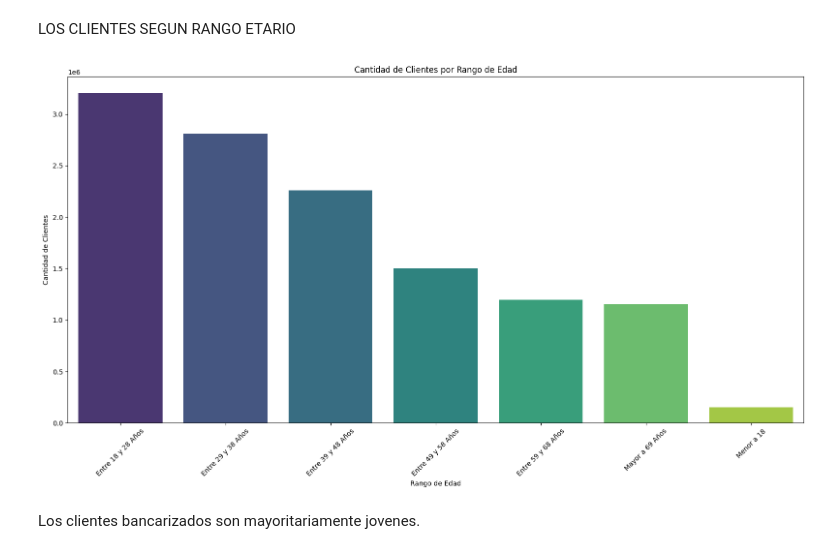
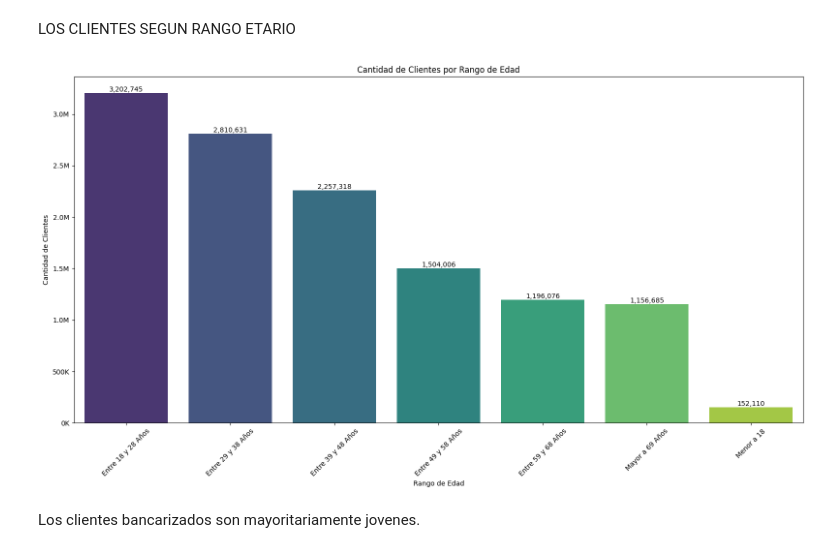
Before and after one commit to chiaravanin/CursoCoder, a Jupyter notebook: ProyectoDS_PArteIVANIN.ipynb, the cells around one changed output. Cells and saved outputs as stored; diff of their text form; code cells hidden in the pictures.

```diff
--- a/ProyectoDS_PArteIVANIN.ipynb
+++ b/ProyectoDS_PArteIVANIN.ipynb
@@ -127,21 +130,41 @@ LOS CLIENTES SEGUN RANGO ETARIO
 # %%
 import seaborn as sns
 
 
 df_edad = df.groupby('Rango_Edad_Nuevo')['CANTIDAD_CLIENTES'].sum().reset_index()
 orden_rangos = df_edad.sort_values('Rango_Edad_Nuevo')['Rango_Edad_Nuevo']
 
+#Grafico
 plt.figure(figsize=(16,9))
-sns.barplot(x='Rango_Edad_Nuevo', y='CANTIDAD_CLIENTES', hue= 'Rango_Edad_Nuevo', data=df_edad, order=orden_rangos, palette= 'viridis')
+ax= sns.barplot(x='Rango_Edad_Nuevo', y='CANTIDAD_CLIENTES', hue= 'Rango_Edad_Nuevo', data=df_edad, order=orden_rangos, palette= 'viridis')
 plt.title("Cantidad de Clientes por Rango de Edad")
 plt.xlabel("Rango de Edad")
 plt.ylabel("Cantidad de Clientes")
+
+from matplotlib.ticker import FuncFormatter
+def formato_miles(x, pos):
+    if x >= 1_000_000:
+        return f'{x*1e-6:.1f}M'  # millones con 1 decimal
+    else:
+        return f'{x*1e-3:.0f}K'  # miles sin decimales
+
+ax.yaxis.set_major_formatter(FuncFormatter(formato_miles))
+
 plt.xticks(rotation=45)
 plt.tight_layout()
+for p in ax.patches:
+    ax.annotate(
+        format(int(p.get_height()), ',d'),  # convertimos a entero
+        (p.get_x() + p.get_width() / 2., p.get_height()),  # posición sobre la barra
+        ha='center',
+        va='bottom',
+        fontsize=10,
+        color='black'
+    )
 
 
 plt.show()
 # %% [output]
-[figure, old version]
+[figure, new version]
 # %% [markdown]
 Los clientes bancarizados son mayoritariamente jovenes.
```
Also changed, not shown: parts of 3 cells of this notebook.
